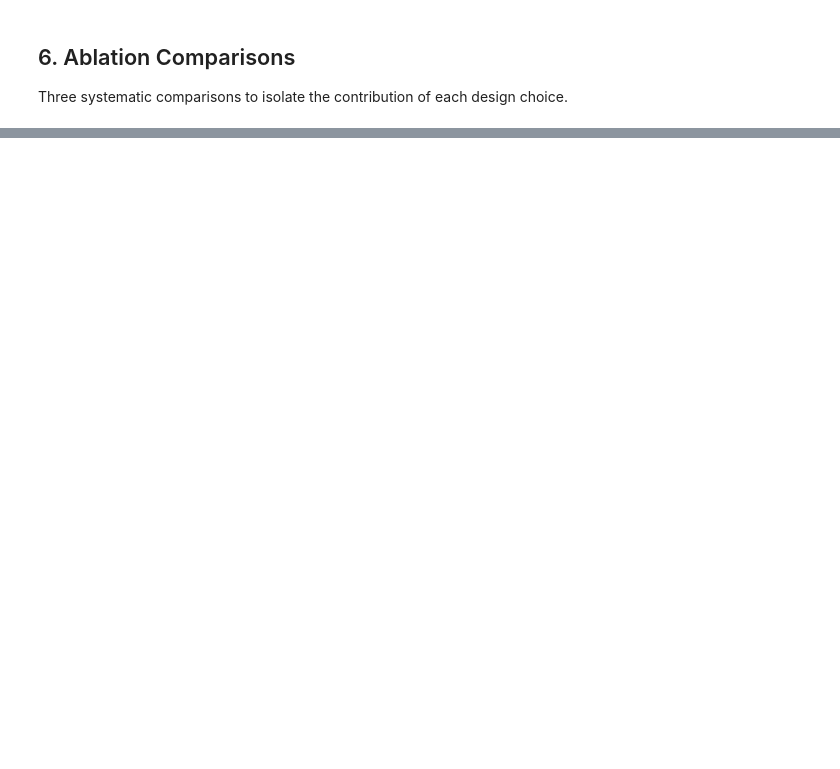
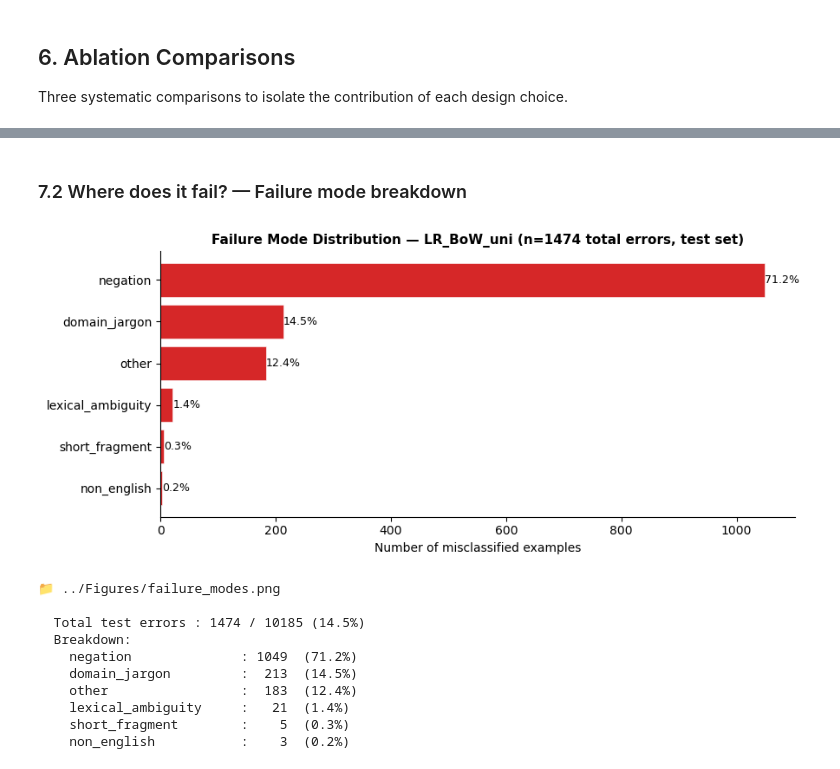
Before and after one commit to Jannik-m12/sentiment_analysis_spofify_reviews, a Jupyter notebook: Notebooks/03_Baseline_Modeling.ipynb, the cells around one changed output, grey strips where cells are left out. Saved outputs shown, nothing was run; the diff lists cells and outputs as text; code cells hidden in the pictures; blank space fills up the shorter version.

```diff
--- a/Notebooks/03_Baseline_Modeling.ipynb
+++ b/Notebooks/03_Baseline_Modeling.ipynb
@@ -812,0 +1038,46 @@ else:
+# %% [markdown]
+### 7.2 Where does it fail? — Failure mode breakdown
+# %%
+# ── 7.2a: Failure mode bar chart ─────────────────────────────────────────────
+all_error_cats = []
+for idx_err, text, true, pred in misclassified_all:
+    all_error_cats.append(categorise_error(text, true, pred))
+
+mode_counts = Counter(all_error_cats)
+total_errors = len(all_error_cats)
+
+modes  = [m for m, _ in mode_counts.most_common()]
+counts = [c for _, c in mode_counts.most_common()]
+pcts   = [c / total_errors * 100 for c in counts]
+
+fig, ax = plt.subplots(figsize=(9, 4))
+bars = ax.barh(modes[::-1], counts[::-1],
+               color='#d62728', edgecolor='white', linewidth=0.4)
+for bar, pct in zip(bars, pcts[::-1]):
+    ax.text(bar.get_width() + 0.3, bar.get_y() + bar.get_height() / 2,
+            f'{pct:.1f}%', va='center', fontsize=9)
+ax.set_xlabel('Number of misclassified examples', fontsize=10)
+ax.set_title(f'Failure Mode Distribution — {best_key} (n={total_errors} total errors, test set)',
+             fontsize=11, fontweight='bold')
+ax.spines[['top','right']].set_visible(False)
+plt.tight_layout()
+plt.savefig('../Figures/failure_modes.png', dpi=150, bbox_inches='tight')
+plt.show()
+print('📁 ../Figures/failure_modes.png')
+
+print(f'\n  Total test errors : {total_errors} / {len(y_te)} ({total_errors/len(y_te)*100:.1f}%)')
+print(f'  Breakdown:')
+for mode, count in mode_counts.most_common():
+    print(f'    {mode:<22}: {count:>4}  ({count/total_errors*100:.1f}%)')
+# %% [output]
+[figure, added]
+📁 ../Figures/failure_modes.png
+
+  Total test errors : 1474 / 10185 (14.5%)
+  Breakdown:
+    negation              : 1049  (71.2%)
+    domain_jargon         :  213  (14.5%)
+    other                 :  183  (12.4%)
+    lexical_ambiguity     :   21  (1.4%)
+    short_fragment        :    5  (0.3%)
+    non_english           :    3  (0.2%)
```
Also changed, not shown: parts of 26 cells of this notebook, 5 other files.
